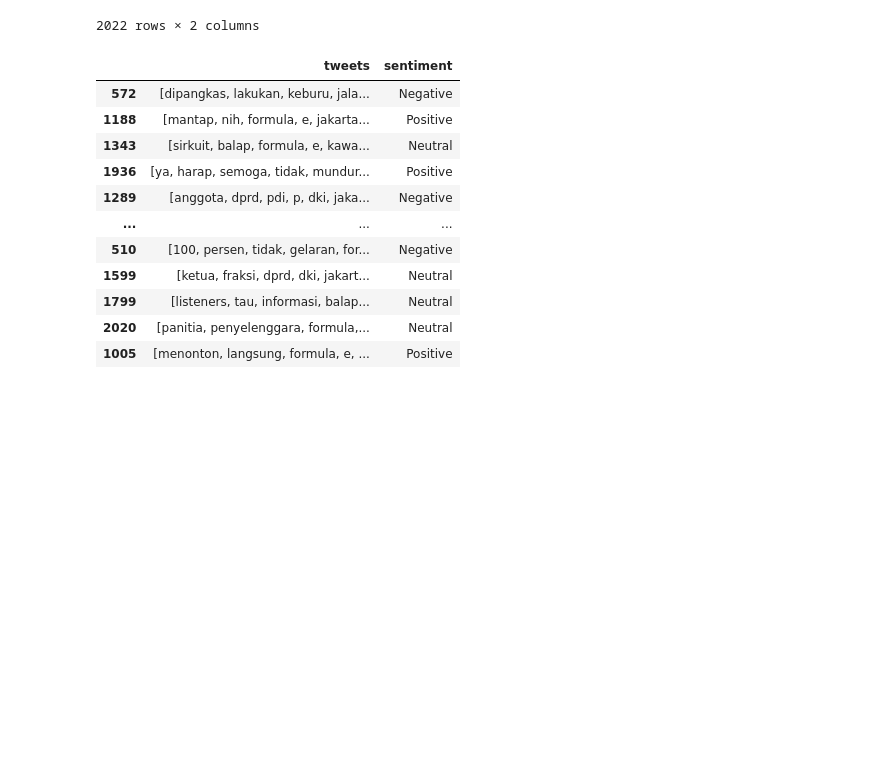
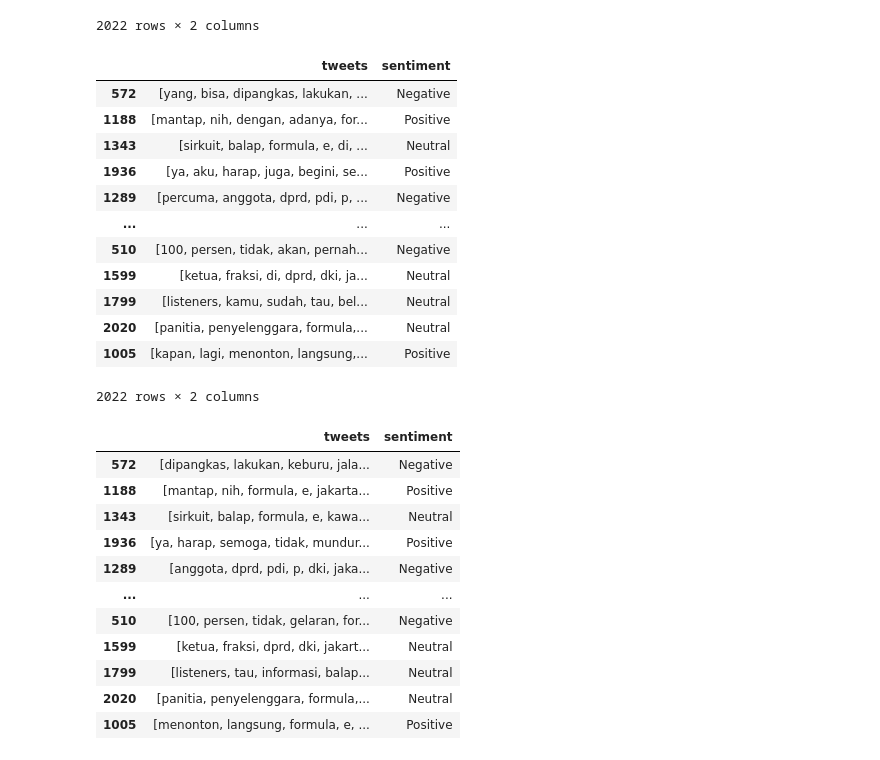
Before and after one commit to rifqoi/BERT-Sentiment-Analysis, a Jupyter notebook: cleanbabynotebook.ipynb, the cells around one changed output. Saved outputs shown, nothing was run; the diff lists cells and outputs as text; code cells hidden in the pictures; blank space fills up the shorter version.

```diff
--- a/cleanbabynotebook.ipynb
+++ b/cleanbabynotebook.ipynb
@@ -234,11 +232,26 @@ alay_word_dict.update(custom_word)
 # %%
 def normalize_text(x):
   # Ubah kata alay menjadi formal
   x = [alay_word_dict[word] if word in alay_word_dict else word for word in x]
   return x
 
 df_normalized = df_tokenized.copy()
 df_normalized["tweets"] = df_normalized.tweets.apply(normalize_text)
+df_normalized
+# %% [output]
+|  | tweets | sentiment |
+| 572 | [yang, bisa, dipangkas, lakukan, ... | Negative |
+| 1188 | [mantap, nih, dengan, adanya, for... | Positive |
+| 1343 | [sirkuit, balap, formula, e, di, ... | Neutral |
+| 1936 | [ya, aku, harap, juga, begini, se... | Positive |
+| 1289 | [percuma, anggota, dprd, pdi, p, ... | Negative |
+| ... | ... | ... |
+| 510 | [100, persen, tidak, akan, pernah... | Negative |
+| 1599 | [ketua, fraksi, di, dprd, dki, ja... | Neutral |
+| 1799 | [listeners, kamu, sudah, tau, bel... | Neutral |
+| 2020 | [panitia, penyelenggara, formula,... | Neutral |
+| 1005 | [kapan, lagi, menonton, langsung,... | Positive |
+2022 rows × 2 columns
 # %%
 # Stopwords
 from nltk.corpus import stopwords
```
Also changed, not shown: parts of 9 cells of this notebook.
